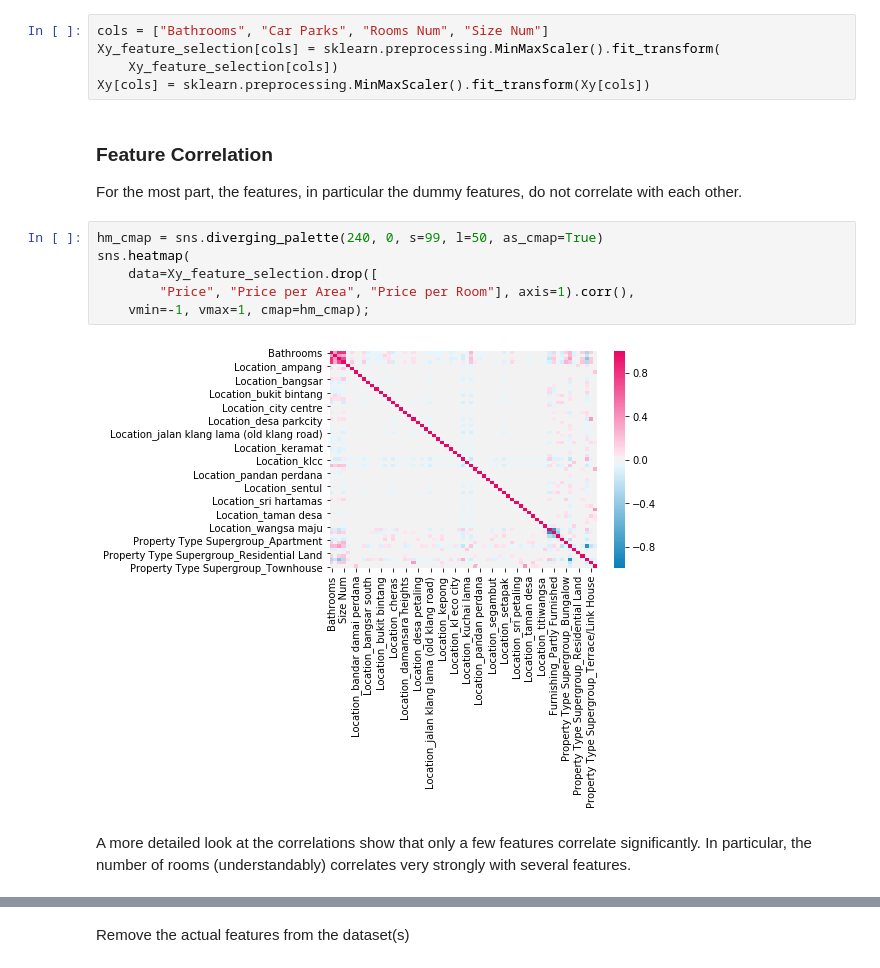
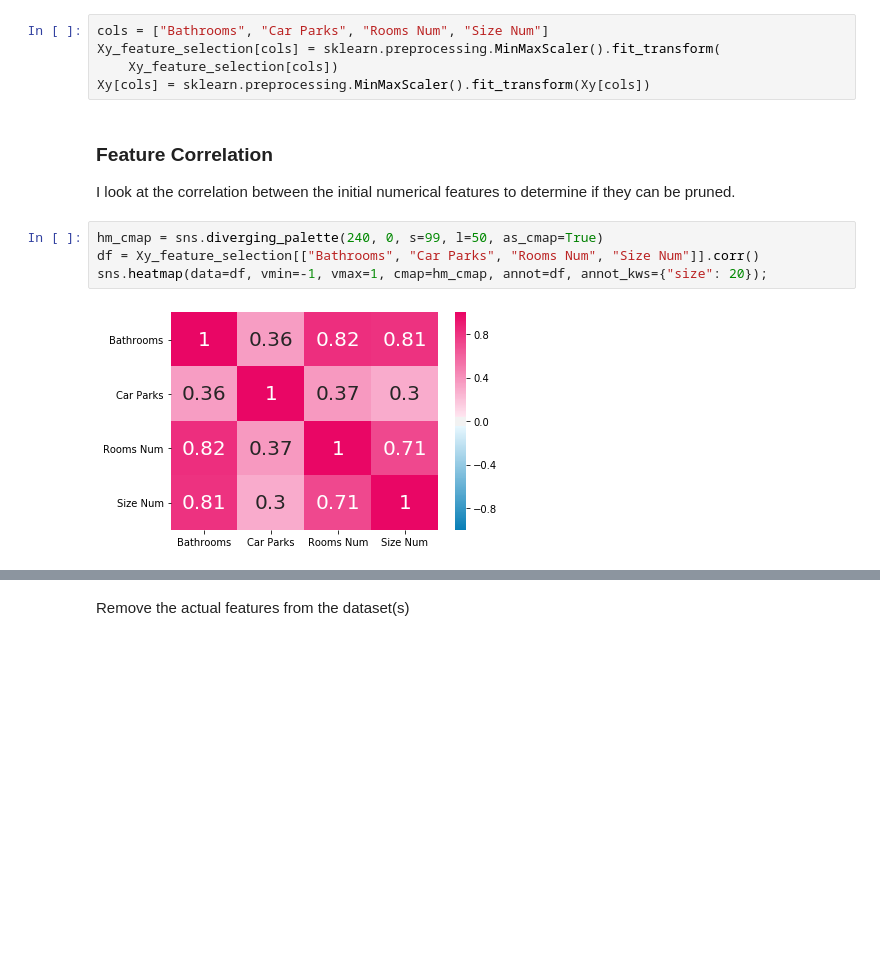
Before and after one commit to DragonDuck/webscraping_iproperty, a Jupyter notebook: PropertyAnalysis.ipynb, the cells around one changed output, grey strips where cells are left out. Cells and saved outputs as stored; diff of their text form; blank space fills up the shorter version.

```diff
--- a/PropertyAnalysis.ipynb
+++ b/PropertyAnalysis.ipynb
@@ -837,16 +842,12 @@ cols = ["Bathrooms", "Car Parks", "Rooms Num", "Size Num"]
 Xy_feature_selection[cols] = sklearn.preprocessing.MinMaxScaler().fit_transform(
     Xy_feature_selection[cols])
 Xy[cols] = sklearn.preprocessing.MinMaxScaler().fit_transform(Xy[cols])
-# %% [markdown]
-### Feature Correlation
-For the most part, the features, in particular the dummy features, do not correlate with each other.
+# %% [markdown]
+### Feature Correlation
+I look at the correlation between the initial numerical features to determine if they can be pruned.
 # %%
 hm_cmap = sns.diverging_palette(240, 0, s=99, l=50, as_cmap=True)
-sns.heatmap(
-    data=Xy_feature_selection.drop([
-        "Price", "Price per Area", "Price per Room"], axis=1).corr(),
-    vmin=-1, vmax=1, cmap=hm_cmap);
+df = Xy_feature_selection[["Bathrooms", "Car Parks", "Rooms Num", "Size Num"]].corr()
+sns.heatmap(data=df, vmin=-1, vmax=1, cmap=hm_cmap, annot=df, annot_kws={"size": 20});
 # %% [output]
-[figure, old version]
+[figure, new version]
-# %% [markdown]
-A more detailed look at the correlations show that only a few features correlate significantly. In particular, the number of rooms (understandably) correlates very strongly with several features.
```
Also changed, not shown: parts of 22 cells of this notebook, 15 other files.
